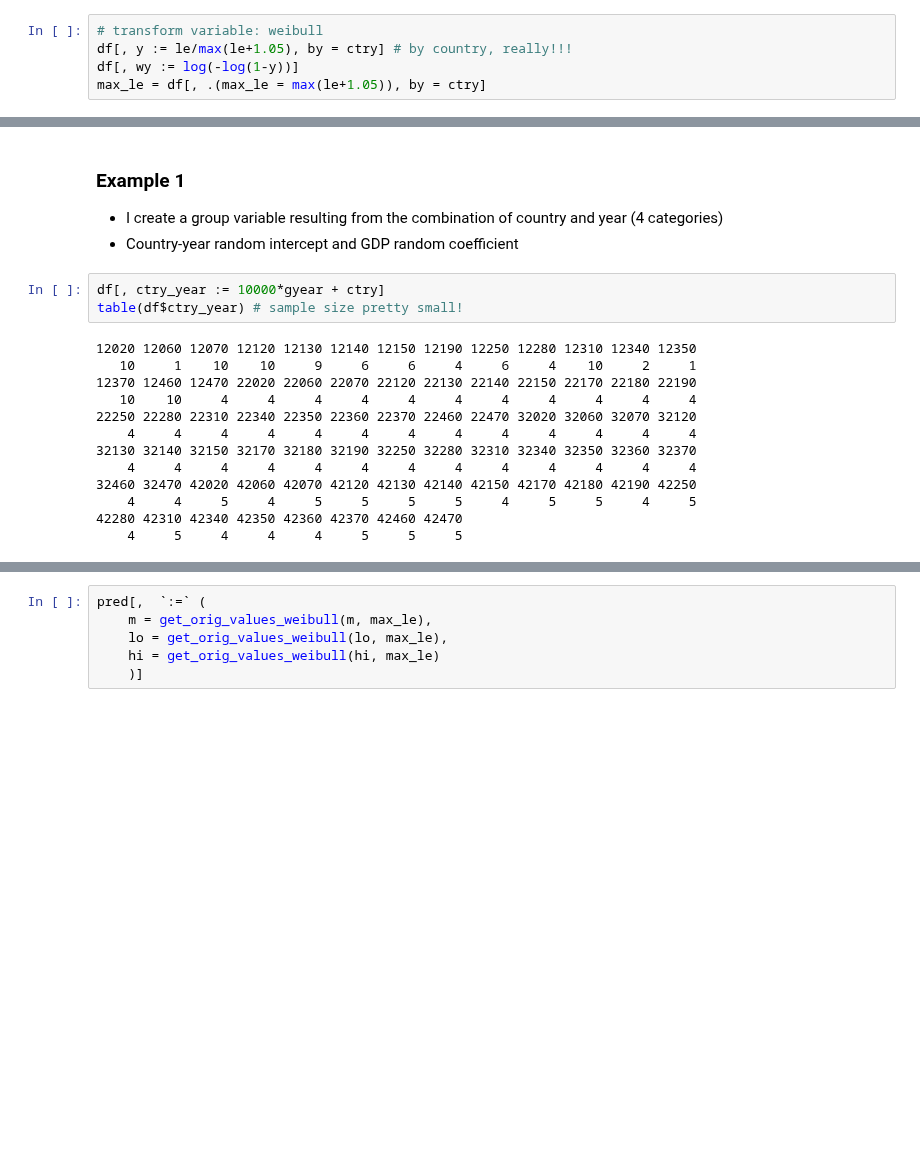
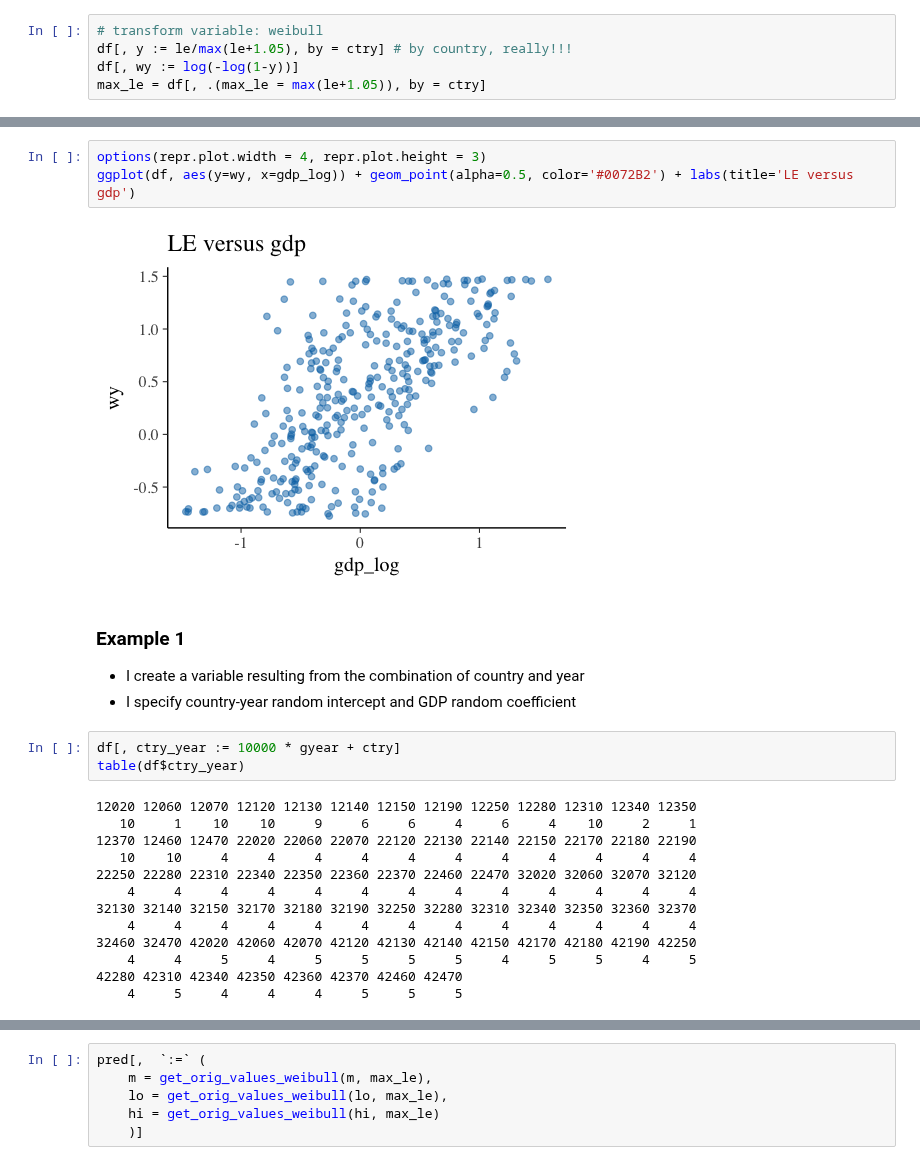
Before and after one commit to sdaza/lambda, a Jupyter notebook: notebooks/time_series_random_effect.ipynb, the cells around one changed output, grey strips where cells are left out. Saved outputs shown, nothing was run; the diff lists cells and outputs as text; blank space fills up the shorter version.

```diff
--- a/notebooks/time_series_random_effect.ipynb
+++ b/notebooks/time_series_random_effect.ipynb
@@ -62,11 +68,16 @@ ggplot(df, aes(wy)) + geom_histogram(bins=30)
+# %%
+options(repr.plot.width = 4, repr.plot.height = 3)
+ggplot(df, aes(y=wy, x=gdp_log)) + geom_point(alpha=0.5, color='#0072B2') + labs(title='LE versus gdp')
+# %% [output]
+[figure, added]
 # %% [markdown]
 ### Example 1
 
-- I create a group variable resulting from the combination of country  and year (4 categories)
-- Country-year random intercept and GDP random coefficient
+- I create a variable resulting from the combination of country and year
+- I specify country-year random intercept and GDP random coefficient
 # %%
-df[, ctry_year := 10000*gyear + ctry]
-table(df$ctry_year) # sample size pretty small!
+df[, ctry_year := 10000 * gyear + ctry]
+table(df$ctry_year)
 # %% [output]
 12020 12060 12070 12120 12130 12140 12150 12190 12250 12280 12310 12340 12350
    10     1    10    10     9     6     6     4     6     4    10     2     1
```
Also changed, not shown: parts of 35 cells of this notebook.
